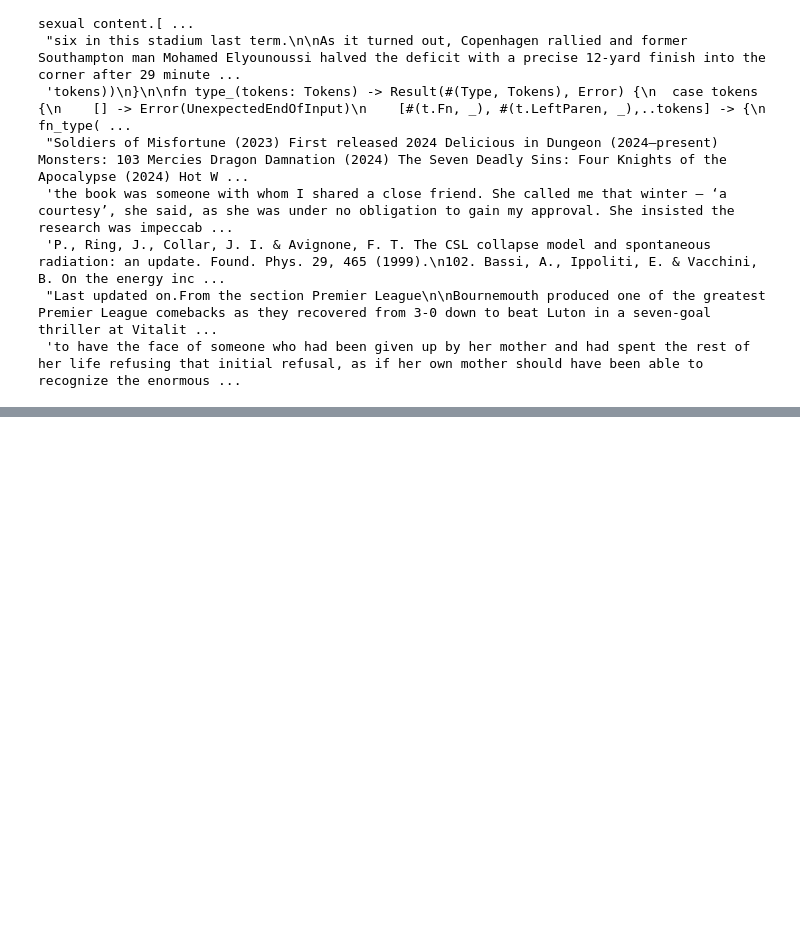
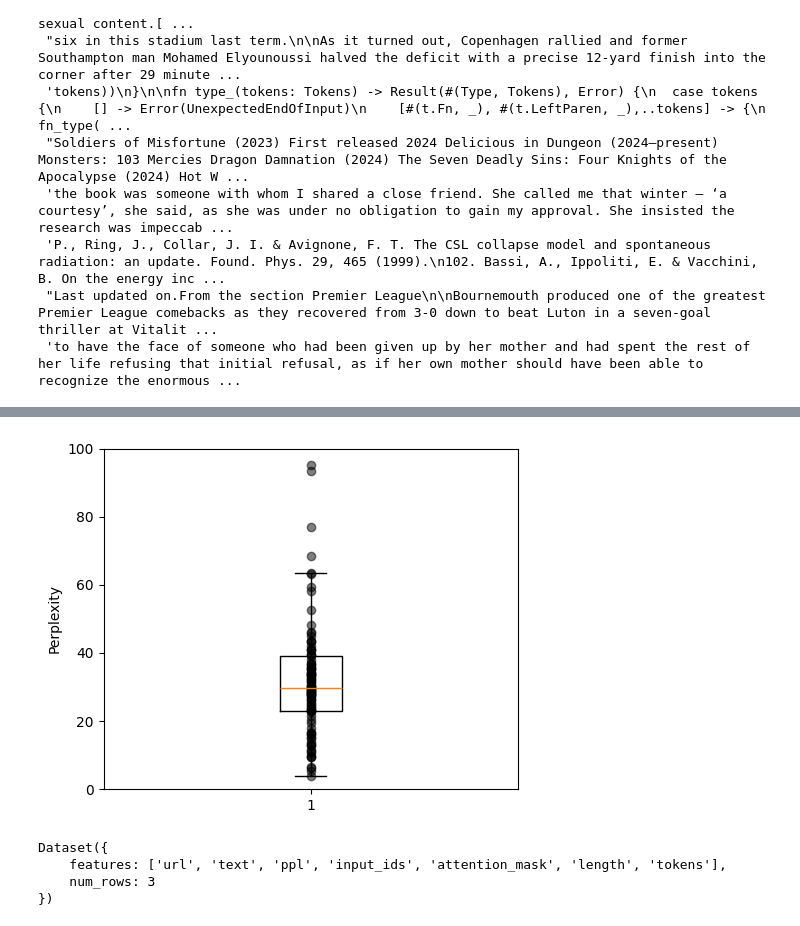
Before and after one commit to mmarius/verbatim-memorization, a Jupyter notebook: notebooks/explore_injection_data.ipynb, the cells around one changed output, grey strips where cells are left out. Saved outputs shown, nothing was run; the diff lists cells and outputs as text; code cells hidden in the pictures; blank space fills up the shorter version.

```diff
--- a/notebooks/explore_injection_data.ipynb
+++ b/notebooks/explore_injection_data.ipynb
@@ -47,0 +173,19 @@ The title of this book – as titles so often are – is a lie. This
+# %%
+# plot perplexity distribution using a boxplot
+fig, axes = plt.subplots(1, 1, figsize=(5, 4))
+axes.boxplot(dataset['ppl'], showfliers=False)
+axes.scatter([1 for _ in dataset['ppl']], dataset['ppl'], color='black', alpha=0.5)
+axes.set_ylabel('Perplexity')
+axes.set_ylim(0, 100)
+plt.tight_layout()
+# %% [output]
+[figure, added]
+# %%
+# filter dataset by perplexity
+filtered_by_ppl = dataset.filter(lambda x: x['ppl'] > 100)
+print(filtered_by_ppl)
+# %% [output]
+Dataset({
+    features: ['url', 'text', 'ppl', 'input_ids', 'attention_mask', 'length', 'tokens'],
+    num_rows: 3
+})
```
Also changed, not shown: parts of 17 cells of this notebook.
